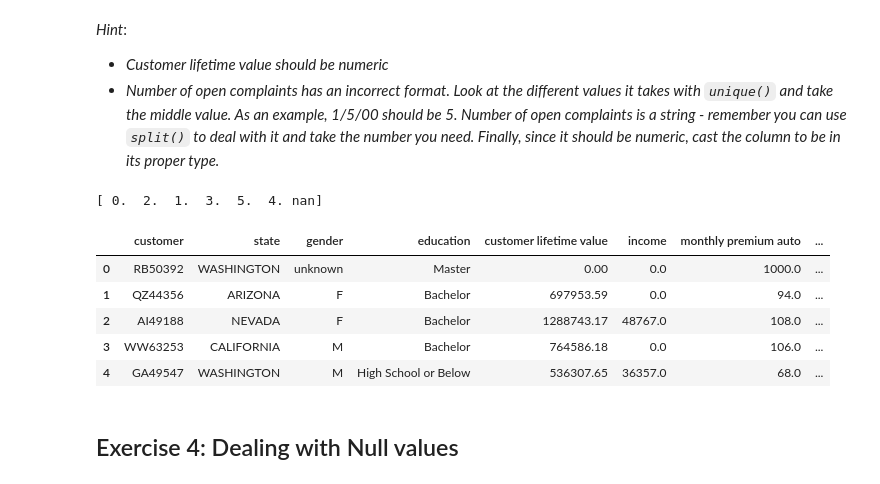
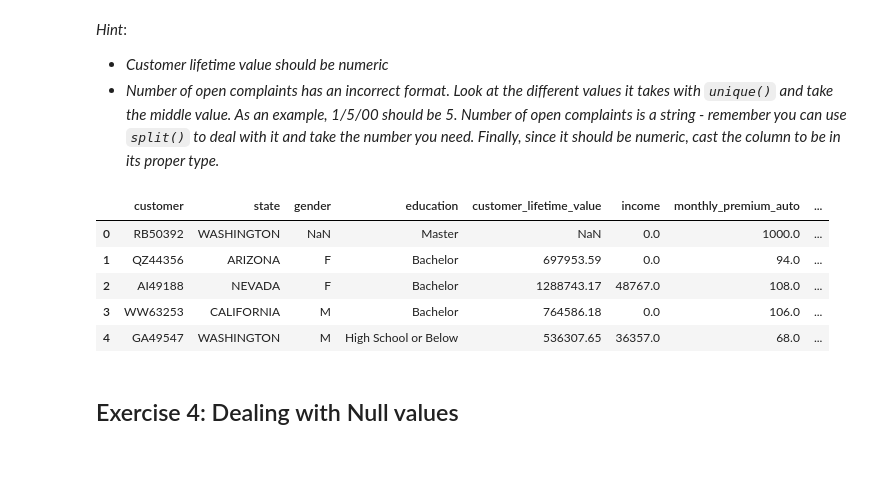
Before and after one commit to nailaikhenazenni-afk/lab-dw-data-cleaning-and-formatting, a Jupyter notebook: lab-dw-data-cleaning-and-formatting.ipynb, the cells around one changed output. Cells and saved outputs as stored; diff of their text form; code cells hidden in the pictures.

```diff
--- a/lab-dw-data-cleaning-and-formatting.ipynb
+++ b/lab-dw-data-cleaning-and-formatting.ipynb
@@ -27,14 +27,9 @@ df.head()
 | 3 | WW63253 | California | M | Bachelor | 764586.18% | 0.0 | 106.0 | ... |
 | 4 | GA49547 | Washington | M | High School or Below | 536307.65% | 36357.0 | 68.0 | ... |
 # %%
-df.columns = df.columns.str.strip().str.lower()
+df.columns = df.columns.str.strip().str.lower().str.replace(' ', '_')
 
 df = df.rename(columns={'st': 'state'})
-
-df['state'] = df['state'].str.upper()
-()
-df = df.fillna('unknown')
-
 print(df['state'].unique())
 df.head()
 # %% [output]
@@ -64,5 +64,5 @@ Note that this exercise will focus only on cleaning inconsistent values and will
 # %%
-df = df.replace({'Male': 'M', 'Female': 'F'})
+df = df.replace({'Male': 'M', 'male': 'M', 'Female': 'F', 'female': 'F'})
 
 df.head()
 # %% [output]
@@ -91,7 +90,8 @@ print(inspection_list.to_string())
 # %%
 state_mapping = {
-    'AZ.': 'ARIZONA',
-    'WA': 'WASHINGTON'
+    'AZ.': 'Arizona',
+    'WA': 'Washington',
+    'CALI': 'California'
 }
 
 df['state'] = df['state'].replace(state_mapping)
@@ -117,10 +117,9 @@ df.head()
 | 3 | WW63253 | CALIFORNIA | M | Bachelor | 764586.18% | 0.0 | 106.0 | ... |
 | 4 | GA49547 | WASHINGTON | M | High School or Below | 536307.65% | 36357.0 | 68.0 | ... |
 # %%
-df['customer lifetime value'] = df['customer lifetime value'].str.replace('%', '', regex=False)
+df['customer_lifetime_value'] = df['customer_lifetime_value'].str.replace('%', '', regex=False)
 
-df['customer lifetime value'] = pd.to_numeric(df['customer lifetime value'], errors='coerce')
-df['customer lifetime value'] = df['customer lifetime value'].fillna(0)
+df['customer_lifetime_value'] = pd.to_numeric(df['customer_lifetime_value'], errors='coerce')
 
 df.head()
 # %% [output]
@@ -142,17 +141,43 @@ It is important to note that this exercise does not involve handling null values
 - *Number of open complaints has an incorrect format. Look at the different values it takes with `unique()` and take the middle value. As an example, 1/5/00 should be 5. Number of open complaints is a string - remember you can use `split()` to deal with it and take the number you need. Finally, since it should be numeric, cast the column to be in its proper type.*
 # %%
 
-df['number of open complaints'] = df['number of open complaints'].apply(lambda x: str(x).split('/')[1] if '/' in str(x) else x)
+# 2. Función para extraer el valor del medio de forma dinámica
+def extraer_valor_medio(val):
+    # Si ya es un número o es nulo, lo dejamos como está
+    if pd.isna(val) or isinstance(val, (int, float)):
+        return val
 
-df['number of open complaints'] = pd.to_numeric(df['number of open complaints'], errors='coerce')
+    # Convertimos a string y limpiamos espacios
+    val_str = str(val).strip()
 
-print(df['number of open complaints'].unique())
+    # Detectamos el separador (puede ser '/', '-', etc.)
+    if '/' in val_str:
+        partes = val_str.split('/')
+    elif '-' in val_str:
+        partes = val_str.split('-')
+    else:
+        # Si no hay separador, devolvemos el string tal cual
+        return val_str
+
+    # Filtramos partes vacías por si acaso (ej. "1//2")
+    partes = [p for p in partes if p.strip() != '']
+
+    # Calculamos el índice del medio
+    # Si hay 3 elementos ([0, 1, 2]), el medio es 1
+    # Si hay 2 elementos ([0, 1]), por lógica de negocio solemos elegir el primero o el segundo.
+    # Usamos la división entera (len // 2) que funciona para ambos casos.
+    indice_medio = len(partes) // 2
+
+    return partes[indice_medio]
+
+# 3. Aplicamos la función y transformamos a numérico
+df['number_of_open_complaints'] = df['number_of_open_complaints'].apply(extraer_valor_medio)
+df['number_of_open_complaints'] = pd.to_numeric(df['number_of_open_complaints'], errors='coerce')
 
 df.head()
 # %% [output]
-[ 0.  2.  1.  3.  5.  4. nan]
-|  | customer | state | gender | education | customer lifetime value | income | monthly premium auto | ... |
-| 0 | RB50392 | WASHINGTON | unknown | Master | 0.00 | 0.0 | 1000.0 | ... |
+|  | customer | state | gender | education | customer_lifetime_value | income | monthly_premium_auto | ... |
+| 0 | RB50392 | WASHINGTON | NaN | Master | NaN | 0.0 | 1000.0 | ... |
 | 1 | QZ44356 | ARIZONA | F | Bachelor | 697953.59 | 0.0 | 94.0 | ... |
 | 2 | AI49188 | NEVADA | F | Bachelor | 1288743.17 | 48767.0 | 108.0 | ... |
 | 3 | WW63253 | CALIFORNIA | M | Bachelor | 764586.18 | 0.0 | 106.0 | ... |
```
Also changed, not shown: parts of 14 cells of this notebook.
